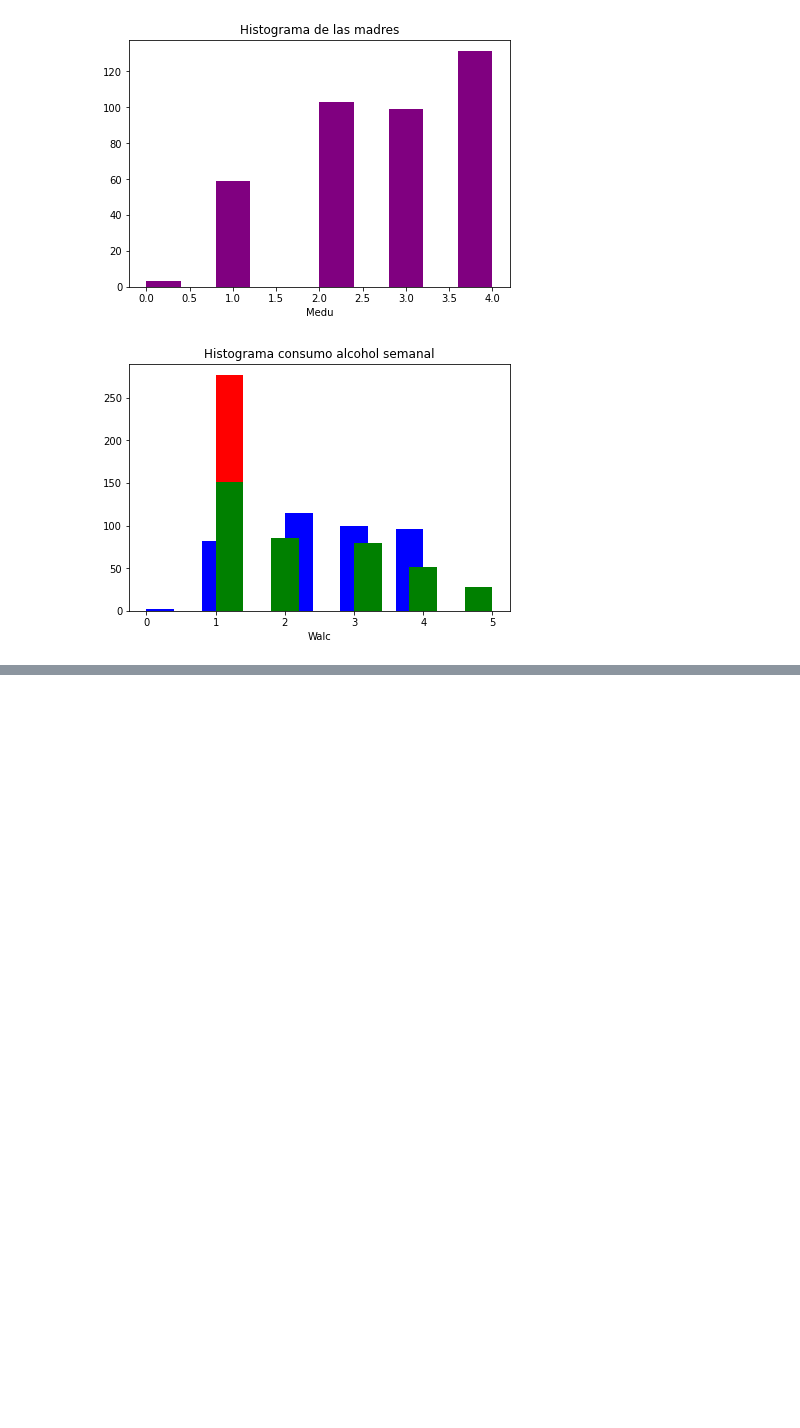
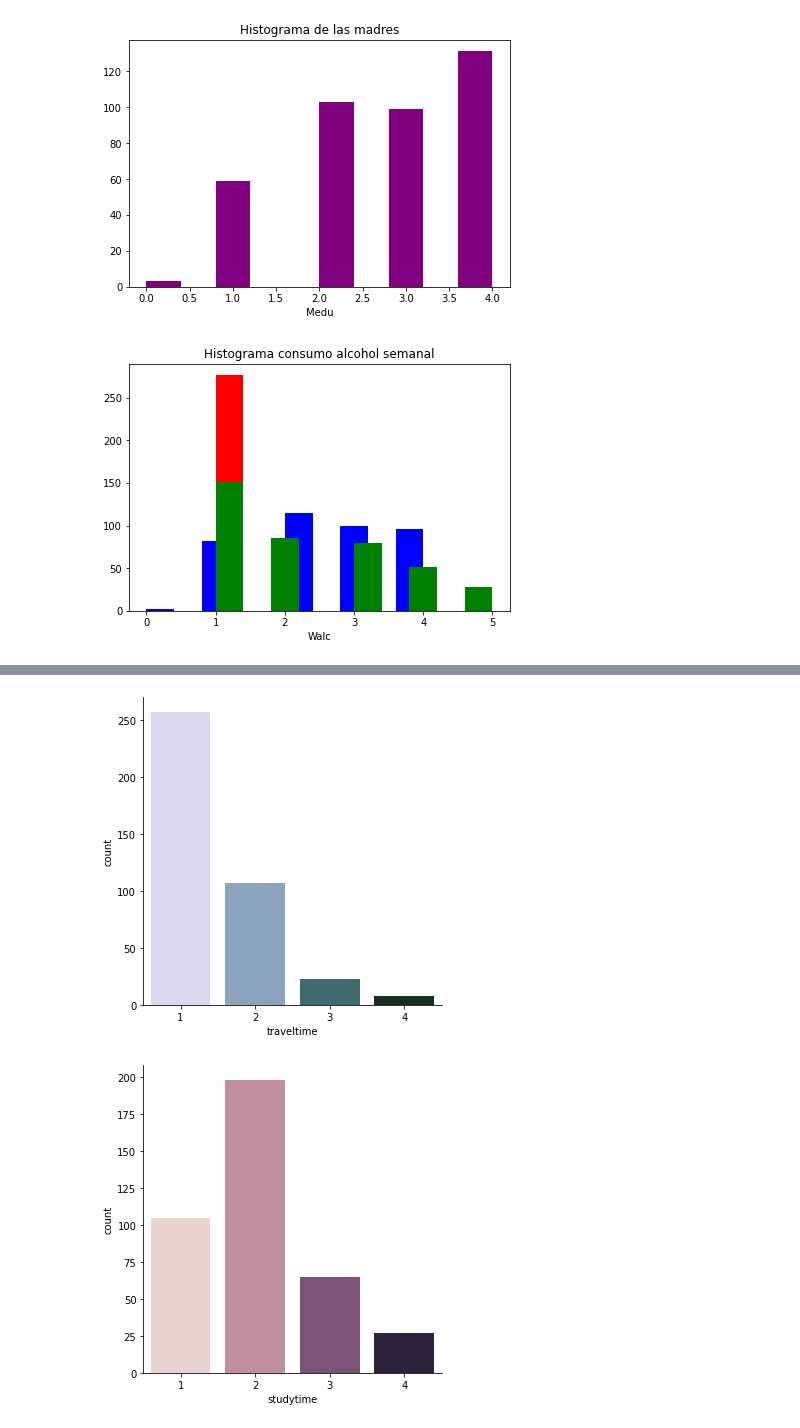
Before and after one commit to jotagectti/Data-Mining-Machine-Learning-y-Deep-Learning, a Jupyter notebook: Resolución_ejercicio_I.ipynb, the cells around one changed output, grey strips where cells are left out. Saved outputs shown, nothing was run; the diff lists cells and outputs as text; code cells hidden in the pictures; blank space fills up the shorter version.

```diff
--- a/Resolución_ejercicio_I.ipynb
+++ b/Resolución_ejercicio_I.ipynb
@@ -248,0 +283,8 @@ plt.show()
+# %%
+# Histogramas con seaborn
+sns.catplot(x="traveltime",kind="count",palette="ch:29", data=dataset_mat)
+;
+sns.catplot(x="studytime", kind="count", palette="ch:33", data=dataset_mat);
+# %% [output]
+[figure, added]
+[figure, added]
```
Also changed, not shown: parts of 3 cells of this notebook.
